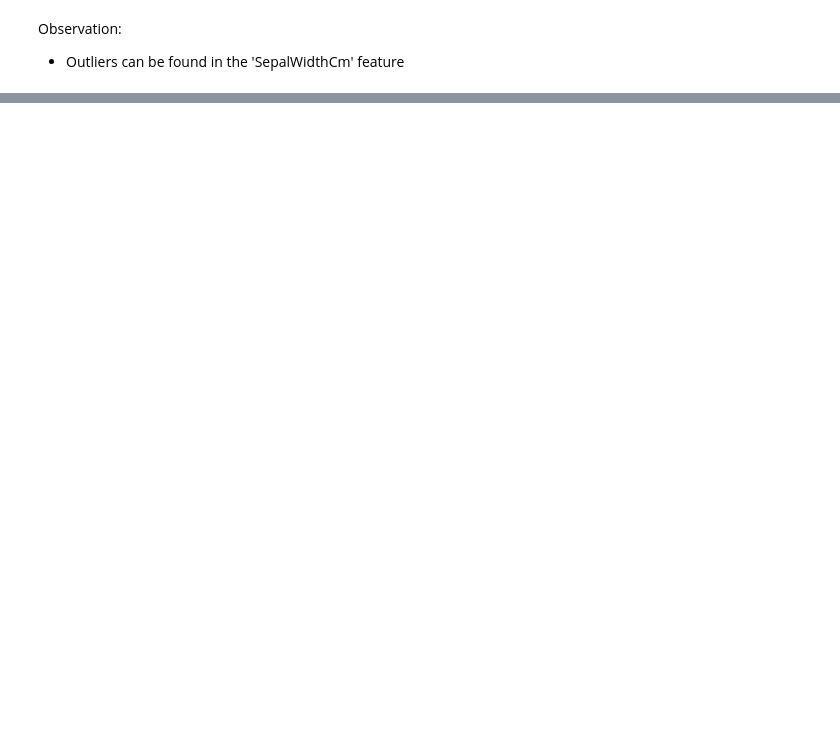
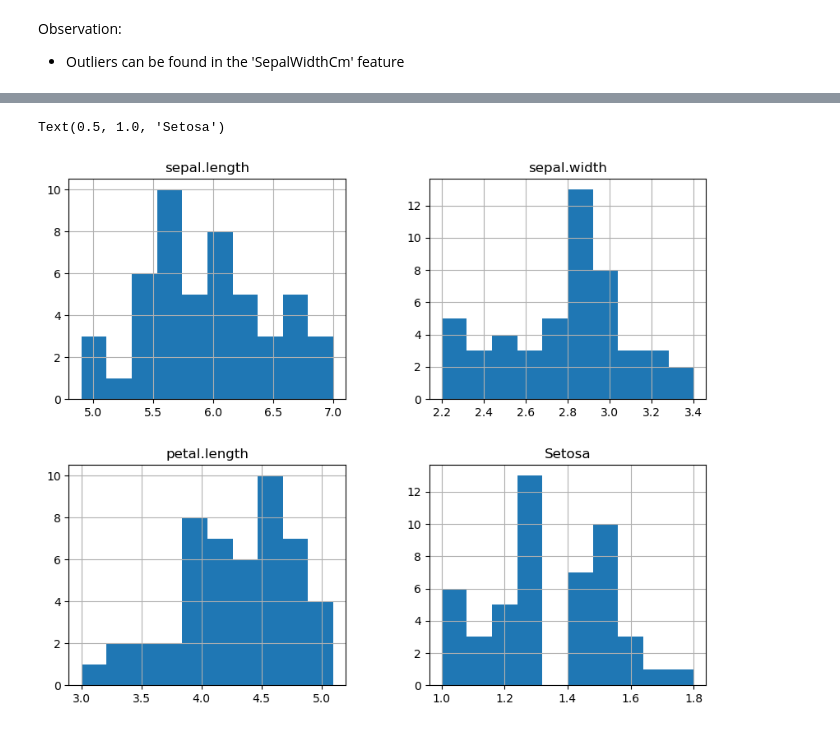
Before and after one commit to AryanTele/SL_3, a Jupyter notebook: prac10.ipynb, the cells around one changed output, grey strips where cells are left out. Cells and saved outputs as stored; diff of their text form; code cells hidden in the pictures; blank space fills up the shorter version.

```diff
--- a/prac10.ipynb
+++ b/prac10.ipynb
@@ -52,0 +66,7 @@ iris_df = iris_df[iris_df['SepalWidthCm'] != 2]
+# %%
+setosa = iris_df[iris_df['variety'] == 'Setosa']
+veris.hist(figsize=(10,8))
+plt.title('Setosa')
+# %% [output]
+Text(0.5, 1.0, 'Setosa')
+[figure, added]
```
Also changed, not shown: parts of 8 cells of this notebook.
